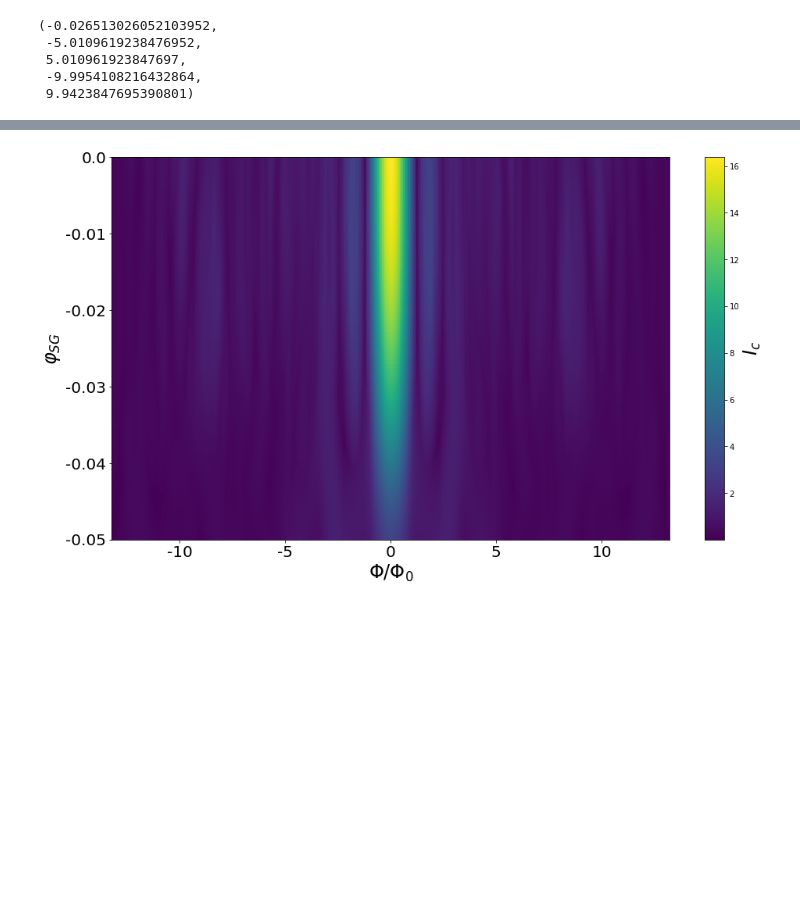
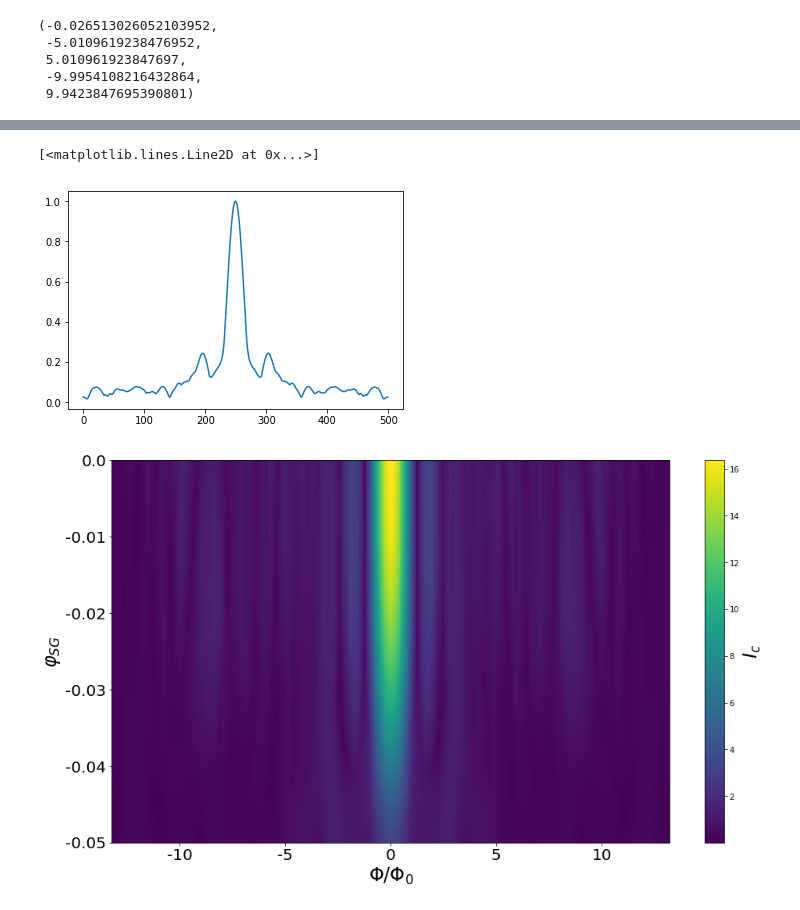
Before and after one commit to NeroCorleone/thesis, a Jupyter notebook: code/plots-qpc.ipynb, the cells around one changed output, grey strips where cells are left out. Cells and saved outputs as stored; diff of their text form; code cells hidden in the pictures; blank space fills up the shorter version.

```diff
--- a/code/plots-qpc.ipynb
+++ b/code/plots-qpc.ipynb
@@ -307,3 +325,8 @@ fig.savefig('/home/nefta/thesis/Masterthesis/figure/qpc_icnorm_heatmap.eps')
+# %%
+plt.plot(icnorm[80])
+# %% [output]
+[<matplotlib.lines.Line2D at 0x...>]
+[figure, added]
 # %%
 fontlabelsize = 24
 ticklabelsize = 20
```
Also changed, not shown: parts of 7 cells of this notebook, 22 other files.
